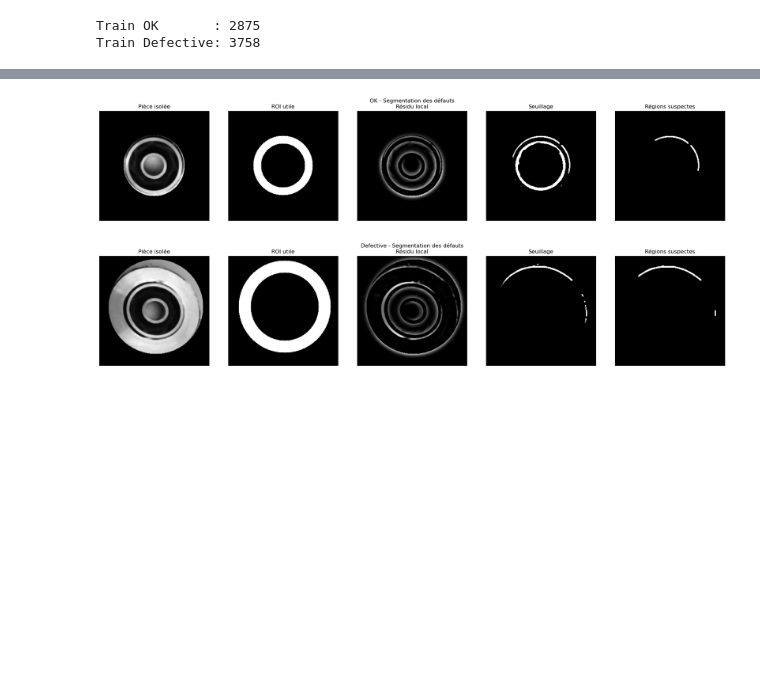
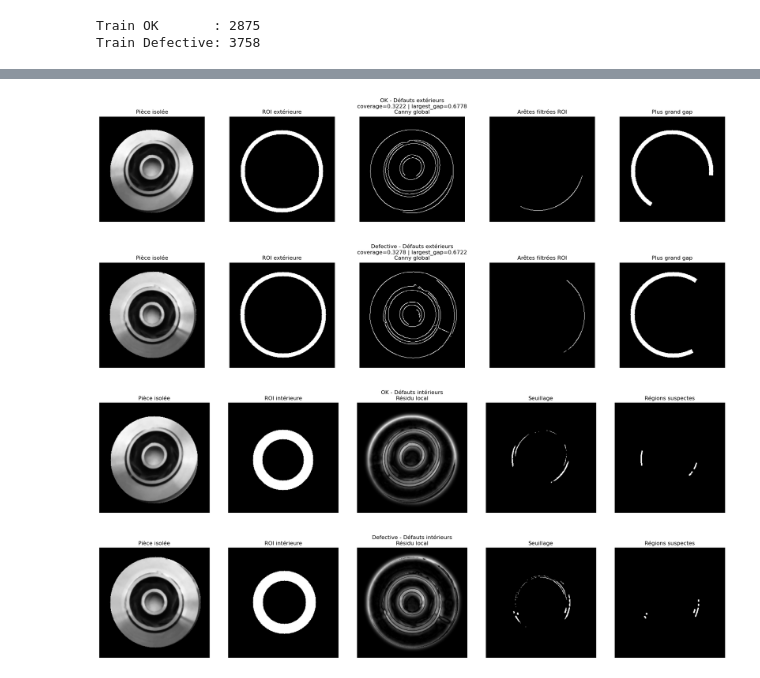
Before and after one commit to omarzinane1/industrial-defect-detection, a Jupyter notebook: notebooks/04_segmentation_mesures.ipynb, the cells around one changed output, grey strips where cells are left out. Drawn from its saved outputs; the diff is of its cells as text; code cells hidden in the pictures; blank space fills up the shorter version.

```diff
--- a/notebooks/04_segmentation_mesures.ipynb
+++ b/notebooks/04_segmentation_mesures.ipynb
@@ -183,11 +189,19 @@ def segment_main_object_circle(img_prepared):
     circle = detect_piece_circle(img_prepared)
 
     if circle is None:
+        # fallback simple si Hough échoue
+        H, W = img_prepared.shape
+        x, y = W // 2, H // 2
+        r = int(0.34 * min(H, W))
+
+        mask = np.zeros_like(img_prepared)
+        cv2.circle(mask, (x, y), r, 255, thickness=-1)
+
         return {
-            "mask": np.zeros_like(img_prepared),
-            "center": None,
-            "radius": 0,
-            "selected_mode": "HOUGH_FAILED"
+            "mask": mask,
+            "center": (x, y),
+            "radius": r,
+            "selected_mode": "FALLBACK_CIRCLE"
         }
 
     x, y, r = circle
@@ -427,39 +672,75 @@ DEF - régions suspectes : 2
 # %%
 # ==========================================
-# 15. Visualiser la segmentation des défauts
+# 17. Visualisation détaillée
 # ==========================================
 
-def show_suspicious_segmentation(piece_img, roi_mask, result, title="Segmentation des zones suspectes"):
+def show_outer_edge_analysis(piece_img, roi_mask, result, title="Analyse des défauts extérieurs"):
     fig, axes = plt.subplots(1, 5, figsize=(20, 4))
 
     axes[0].imshow(piece_img, cmap="gray")
     axes[0].set_title("Pièce isolée")
     axes[0].axis("off")
 
     axes[1].imshow(roi_mask, cmap="gray")
-    axes[1].set_title("ROI utile")
+    axes[1].set_title("ROI extérieure")
+    axes[1].axis("off")
+
+    axes[2].imshow(result["edges"], cmap="gray")
+    axes[2].set_title("Canny global")
+    axes[2].axis("off")
+
+    axes[3].imshow(result["filtered_edges"], cmap="gray")
+    axes[3].set_title("Arêtes filtrées ROI")
+    axes[3].axis("off")
+
+    axes[4].imshow(result["gap_mask"], cmap="gray")
+    axes[4].set_title("Plus grand gap")
+    axes[4].axis("off")
+
+    plt.suptitle(
+        f"{title}\ncoverage={result['coverage_ratio']:.4f} | largest_gap={result['largest_gap_ratio']:.4f}"
+    )
+    plt.tight_layout()
+    plt.show()
+
+
+def show_inner_segmentation(piece_img, roi_mask, result, title="Défauts intérieurs"):
+    fig, axes = plt.subplots(1, 5, figsize=(20, 4))
+
+    axes[0].imshow(piece_img, cmap="gray")
+    axes[0].set_title("Pièce isolée")
+    axes[0].axis("off")
+
+    axes[1].imshow(roi_mask, cmap="gray")
+    axes[1].set_title("ROI intérieure")
     axes[1].axis("off")
 
     axes[2].imshow(result["residual"], cmap="gray")
     axes[2].set_title("Résidu local")
     axes[2].axis("off")
 
     axes[3].imshow(result["binary"], cmap="gray")
     axes[3].set_title("Seuillage")
     axes[3].axis("off")
 
     axes[4].imshow(result["suspicious_mask"], cmap="gray")
     axes[4].set_title("Régions suspectes")
     axes[4].axis("off")
 
     plt.suptitle(title)
     plt.tight_layout()
     plt.show()
 
-show_suspicious_segmentation(ok_piece_only, ok_roi, ok_suspicious, title="OK - Segmentation des défauts")
-show_suspicious_segmentation(def_piece_only, def_roi, def_suspicious, title="Defective - Segmentation des défauts")
+
+show_outer_edge_analysis(ok_piece_only, ok_roi_outer, ok_outer, title="OK - Défauts extérieurs")
+show_outer_edge_analysis(def_piece_only, def_roi_outer, def_outer, title="Defective - Défauts extérieurs")
+
+show_inner_segmentation(ok_piece_only, ok_roi_inner, ok_inner, title="OK - Défauts intérieurs")
+show_inner_segmentation(def_piece_only, def_roi_inner, def_inner, title="Defective - Défauts intérieurs")
 # %% [output]
-[figure, old version]
+[figure, new version]
-[figure, old version]
+[figure, new version]
+[figure, added]
+[figure, added]
 # %%
 # ==========================================
```
Also changed, not shown: parts of 28 cells of this notebook, 6 other files.
